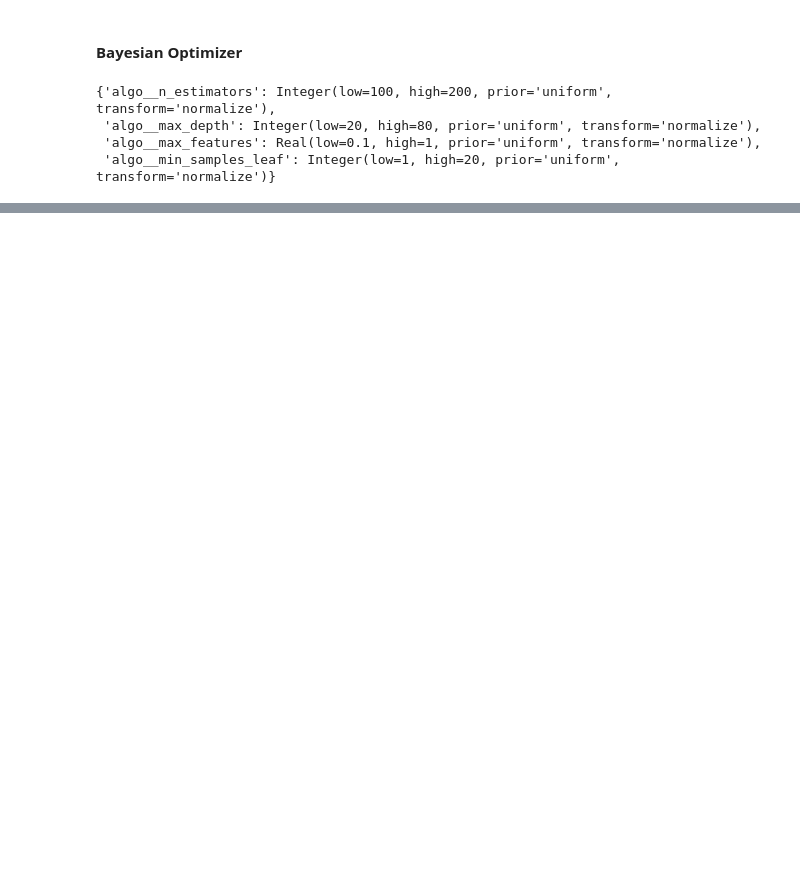
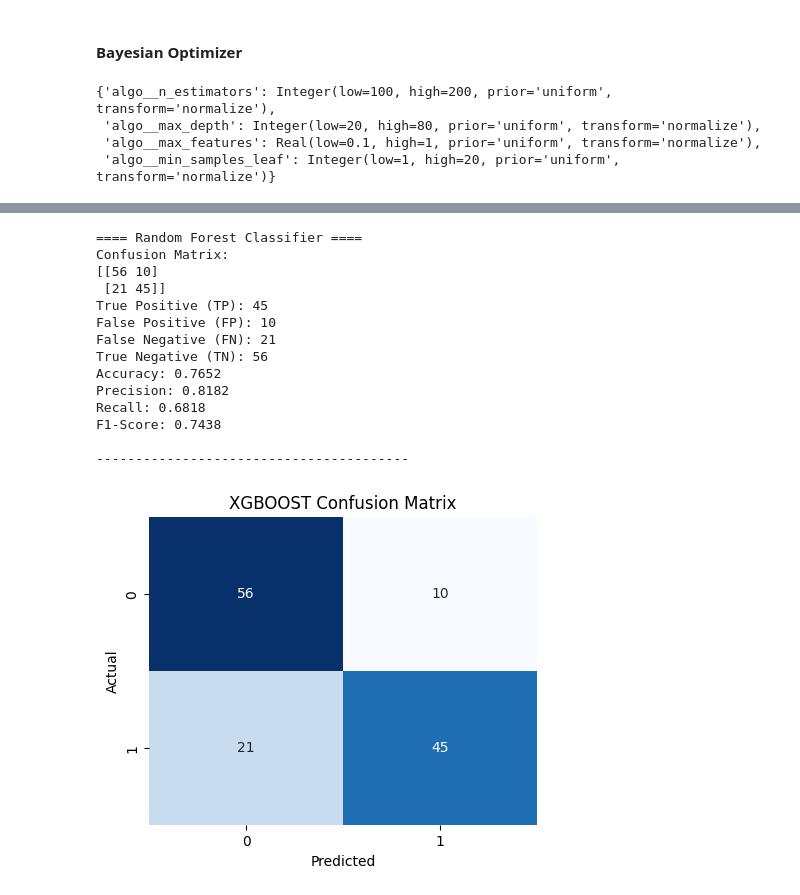
Before and after one commit to Aji2006/Predicting-Road-Accidents-with-Machine-Learning-Classification-Models, a Jupyter notebook: main.ipynb, the cells around one changed output, grey strips where cells are left out. Drawn from its saved outputs; the diff is of its cells as text; code cells hidden in the pictures; blank space fills up the shorter version.

Commit message:
Add New Model with XGBClassifier

```diff
--- a/main.ipynb
+++ b/main.ipynb
@@ -808,0 +831,11 @@ F1-Score: 0.8000
+# %%
+pipeline = Pipeline([
+    ("prep", preprocessor),
+    ("algo", XGBClassifier())
+])
+
+model_rf_rsp_le_xgb = RandomizedSearchCV(pipeline, rsp.xgb_params, n_iter = 50, cv=5, n_jobs=-1, verbose=1)
+model_rf_rsp_le_xgb.fit(X_train, y_train)
+
+print(model_rf_rsp_le_xgb.best_params_)
+print(model_rf_rsp_le_xgb.score(X_train, y_train), model_rf_rsp_le_xgb.best_score_, model_rf_rsp_le_xgb.score(X_val, y_val))
@@ -808,0 +876,39 @@ F1-Score: 0.8000
+# %%
+y_val_pred_rf_rsp_with_LE_XGB = model_rf_rsp_le_xgb.predict(X_val)
+cm_rf_rsp_le_xgb = confusion_matrix(y_val, y_val_pred_rf_rsp_with_LE_XGB)
+tn, fp, fn, tp = cm_rf_rsp_le_xgb.ravel()
+print("==== Random Forest Classifier ====")
+print("Confusion Matrix:")
+print(cm_rf_rsp_le_xgb)
+print(f"True Positive (TP): {tp}")
+print(f"False Positive (FP): {fp}")
+print(f"False Negative (FN): {fn}")
+print(f"True Negative (TN): {tn}")
+print(f"Accuracy: {accuracy_score(y_val, y_val_pred_rf_rsp_with_LE_XGB):.4f}")
+print(f"Precision: {precision_score(y_val, y_val_pred_rf_rsp_with_LE_XGB):.4f}")
+print(f"Recall: {recall_score(y_val, y_val_pred_rf_rsp_with_LE_XGB):.4f}")
+print(f"F1-Score: {f1_score(y_val, y_val_pred_rf_rsp_with_LE_XGB):.4f}")
+print("\n" + "-"*40 + "\n")
+
+plt.figure(figsize=(5, 4))
+sns.heatmap(cm_rf_rsp_le_xgb, annot=True, fmt='d', cmap='Blues', cbar=False)
+plt.title('XGBOOST Confusion Matrix')
+plt.xlabel('Predicted')
+plt.ylabel('Actual')
+plt.show()
+# %% [output]
+==== Random Forest Classifier ====
+Confusion Matrix:
+[[56 10]
+ [21 45]]
+True Positive (TP): 45
+False Positive (FP): 10
+False Negative (FN): 21
+True Negative (TN): 56
+Accuracy: 0.7652
+Precision: 0.8182
+Recall: 0.6818
+F1-Score: 0.7438
+
+----------------------------------------
+[figure, added]
```
Also changed, not shown: parts of 47 cells of this notebook.
